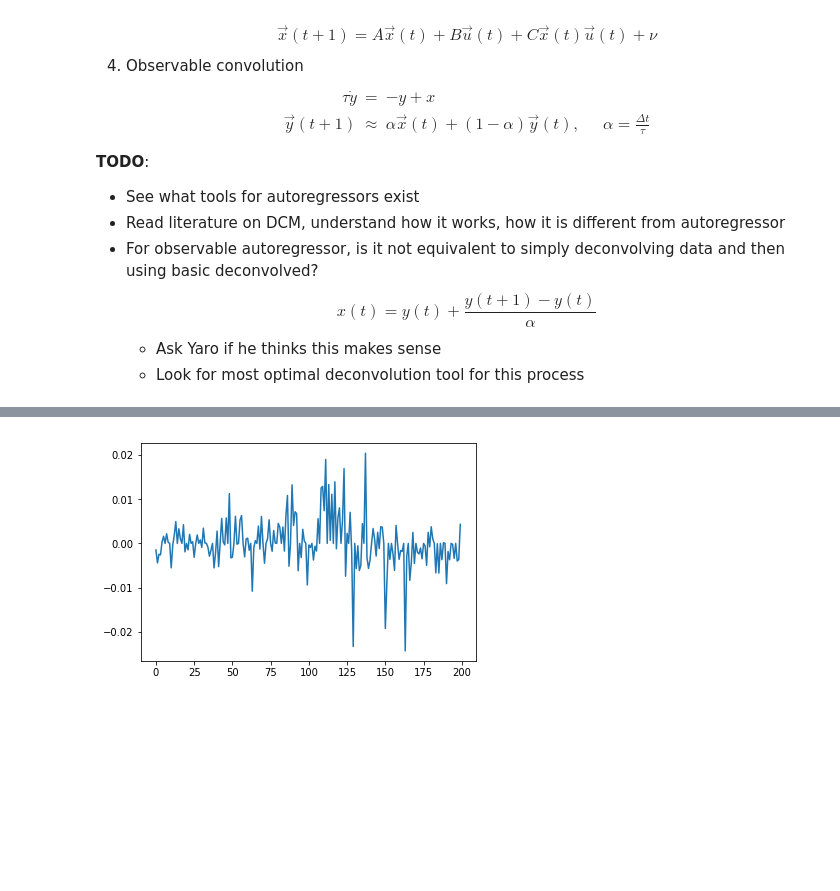
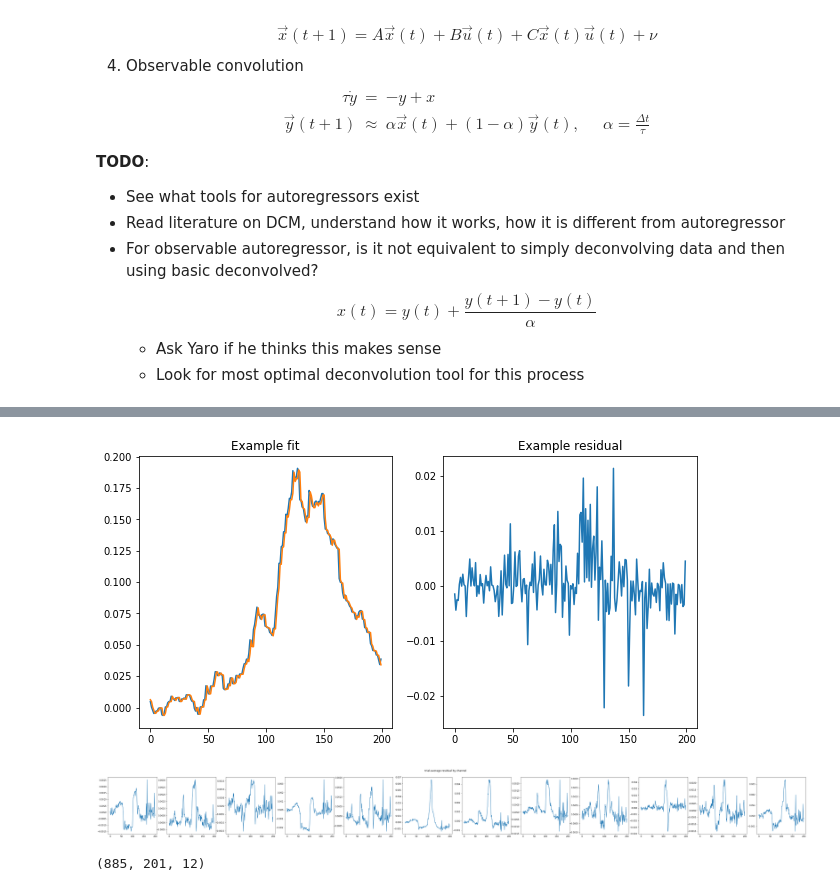
Before and after one commit to aleksejs-fomins/nest-mesoscopic-metric-test, a Jupyter notebook: codes/analysis_model_based/autoregression.ipynb, the cells around one changed output, grey strips where cells are left out. Cells and saved outputs as stored; diff of their text form; code cells hidden in the pictures; blank space fills up the shorter version.

```diff
--- a/codes/analysis_model_based/autoregression.ipynb
+++ b/codes/analysis_model_based/autoregression.ipynb
@@ -29,7 +30,8 @@ Appended library directory /media/aleksejs/DataHDD/work/codes/theoretical-models
 ## 0. Loading data
 # %%
 # Read LVM file from command line
-data_path = gui_fpath("Select data directory", "./")
+pwd = '/mnt/hifo_scratch1/Yaro/data_for_TE/'
+data_path = gui_fpath("Select data directory", pwd)
 data, behaviour = read_mat(data_path)
 
 # Get parameters
@@ -66,9 +93,12 @@ $$
 def unpack(Aarr):
     return Aarr.reshape(nChannels, nChannels)
 
+def model(Data, A):   # Future time step from prev. one
+    return Data.dot(A.T)
+
 # def L(Aarr):
 #     Amat = unpack(Aarr)
-#     data_guess = data.dot(Amat.T)
+#     data_guess = model(data, Amat)
 #     residue = np.linalg.norm(data[:, 1:, :] - data_guess[:, :-1, :])
 #     return residue
 
@@ -140,6 +142,27 @@ plt.show()
-# %%
-plt.figure()
-plt.plot(data[0, 1:, 6] - data[0, :-1, 6])
-plt.show()
-# %% [output]
-[figure, removed]
+# %%
+#display(pd.DataFrame(A))
+
+Data_model = model(data[:, :-1, :], A)
+Residual = data[:, 1:, :] - Data_model
+
+N_CH = 6
+fig, ax = plt.subplots(ncols=2, figsize=(10,5))
+ax[0].set_title("Example fit")
+ax[1].set_title("Example residual")
+ax[0].plot(data[0, 1:, N_CH])
+ax[0].plot(Data_model[0, :, N_CH])
+ax[1].plot(Residual[0, :, N_CH])
+plt.show()
+
+fig, ax = plt.subplots(ncols=nChannels, figsize=(5*nChannels, 5))
+fig.suptitle("trial-average residual by channel")
+for i in range(nChannels):
+    ax[i].plot(np.average(Residual[:, :, i], axis=0))
+plt.show()
+# %% [output]
+[figure, added]
+[figure, added]
+# %%
+data.shape
+# %% [output]
+(885, 201, 12)
```
Also changed, not shown: parts of 5 cells of this notebook, 1 other file.
